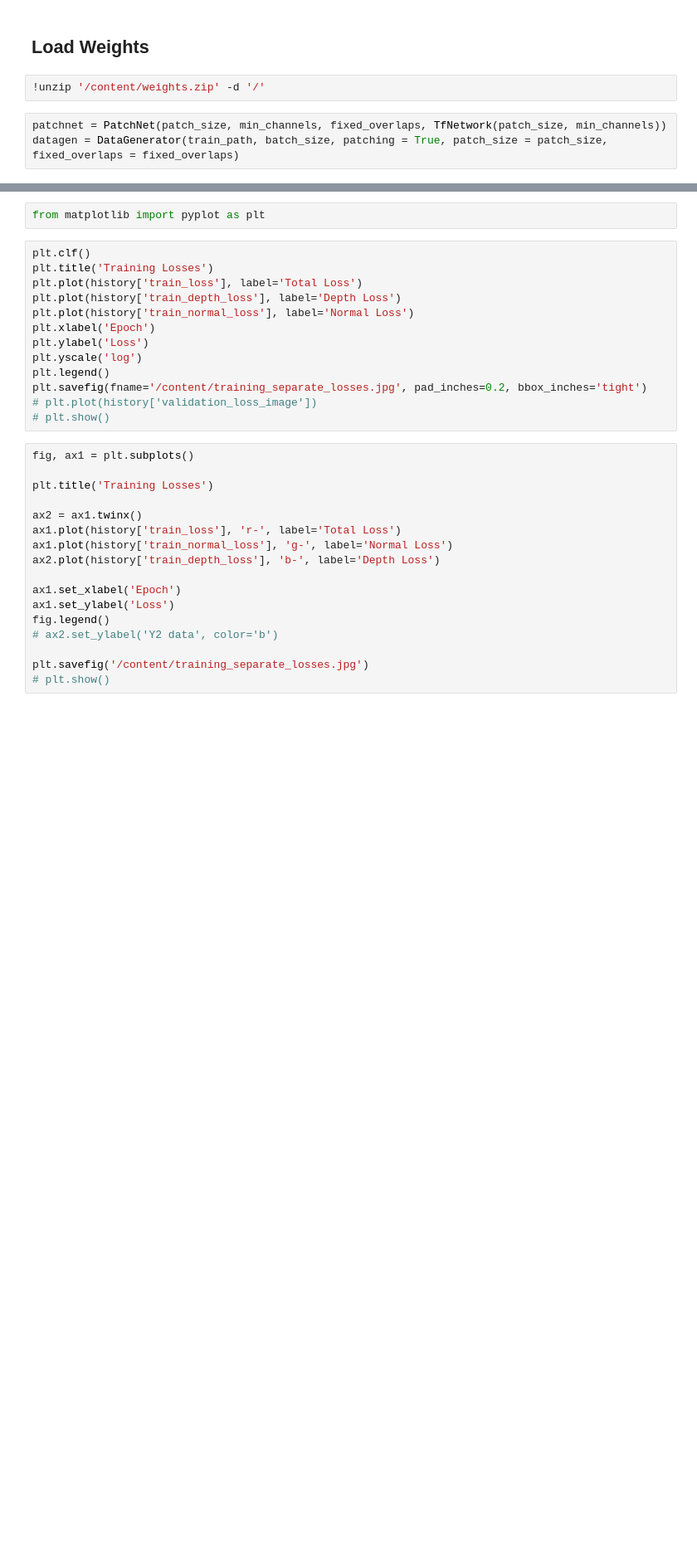
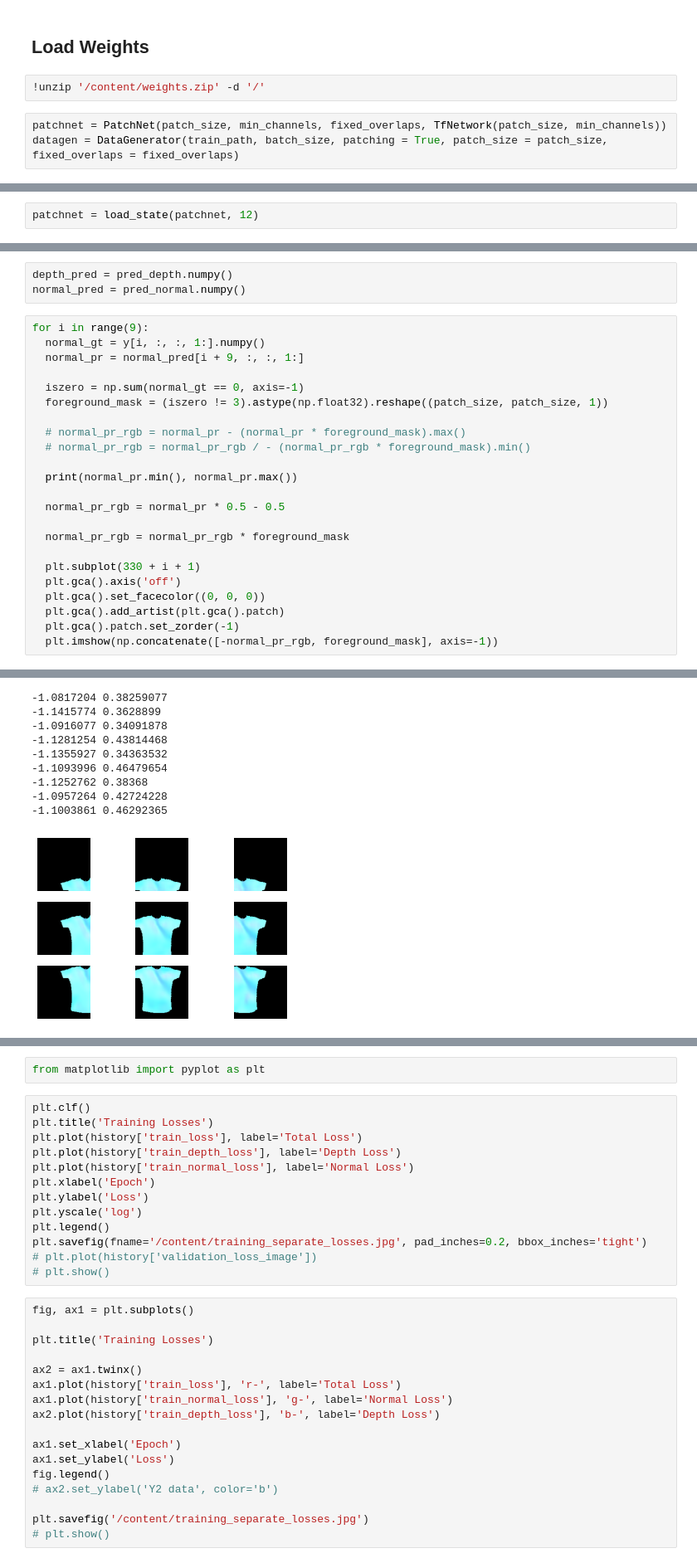
Before and after one commit to Atamarado/DLVR_3DReconstruction, a Jupyter notebook: src/PatchNet_Plotting_GColab.ipynb, the cells around one changed output, grey strips where cells are left out. Shown at 83% size. Cells and saved outputs as stored; diff of their text form; blank space fills up the shorter version.

```diff
--- a/src/PatchNet_Plotting_GColab.ipynb
+++ b/src/PatchNet_Plotting_GColab.ipynb
@@ -162 +169,3 @@ patchnet.normals_decoder.layers.load_weights('/content/weights/epoch_9_normals')
+# %%
+patchnet = load_state(patchnet, 12)
 # %% [markdown]
@@ -163,0 +244,27 @@ patchnet.normals_decoder.layers.load_weights('/content/weights/epoch_9_normals')
+# %%
+depth_pred = pred_depth.numpy()
+normal_pred = pred_normal.numpy()
+# %%
+for i in range(9):
+  normal_gt = y[i, :, :, 1:].numpy()
+  normal_pr = normal_pred[i + 9, :, :, 1:]
+
+  iszero = np.sum(normal_gt == 0, axis=-1)
+  foreground_mask = (iszero != 3).astype(np.float32).reshape((patch_size, patch_size, 1))
+
+  # normal_pr_rgb = normal_pr - (normal_pr * foreground_mask).max()
+  # normal_pr_rgb = normal_pr_rgb / - (normal_pr_rgb * foreground_mask).min()
+
+  print(normal_pr.min(), normal_pr.max())
+
+  normal_pr_rgb = normal_pr * 0.5 - 0.5
+
+  normal_pr_rgb = normal_pr_rgb * foreground_mask
+
+  plt.subplot(330 + i + 1)
+  plt.gca().axis('off')
+  plt.gca().set_facecolor((0, 0, 0))
+  plt.gca().add_artist(plt.gca().patch)
+  plt.gca().patch.set_zorder(-1)
+  plt.imshow(np.concatenate([-normal_pr_rgb, foreground_mask], axis=-1))
+# %% [output]
@@ -163,0 +280,10 @@ patchnet.normals_decoder.layers.load_weights('/content/weights/epoch_9_normals')
+-1.0817204 0.38259077
+-1.1415774 0.3628899
+-1.0916077 0.34091878
+-1.1281254 0.43814468
+-1.1355927 0.34363532
+-1.1093996 0.46479654
+-1.1252762 0.38368
+-1.0957264 0.42724228
+-1.1003861 0.46292365
+[figure, added]
```
Also changed, not shown: parts of 39 cells of this notebook.
